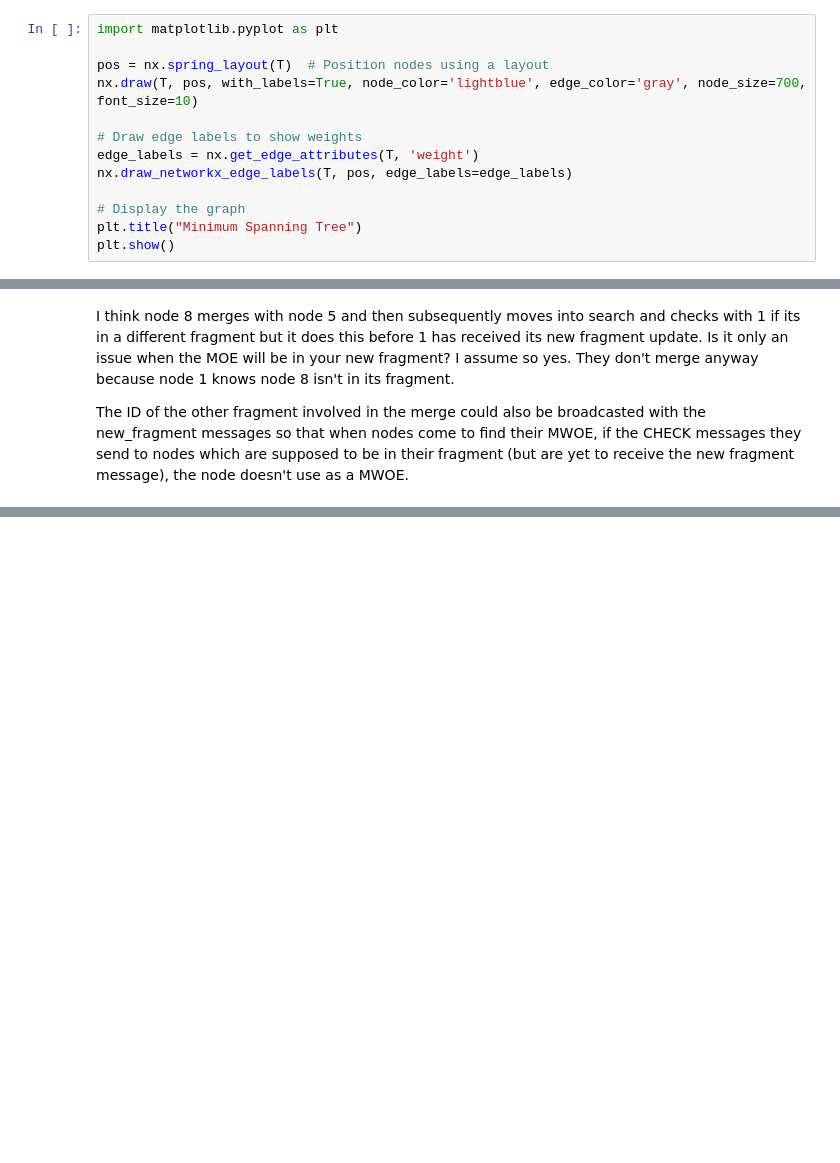
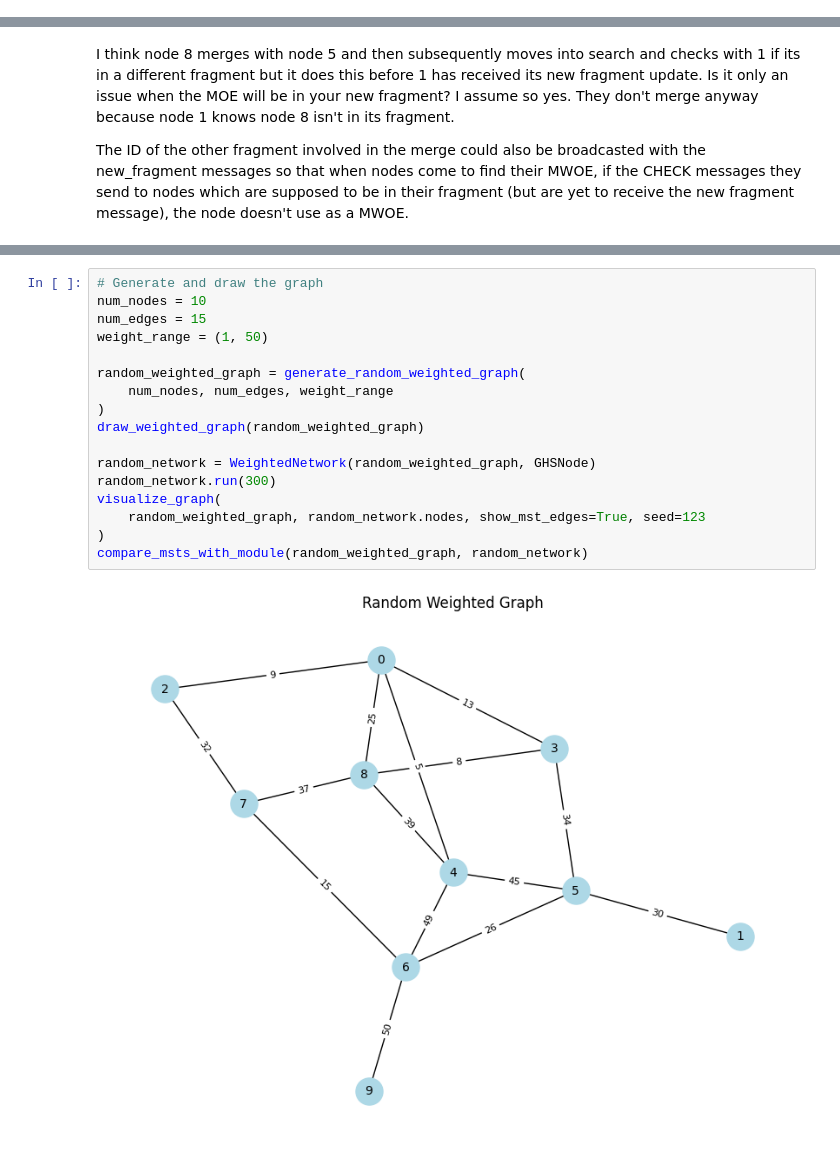
Before and after one commit to freddy-c/dn-simulation, a Jupyter notebook: ghs_simple.ipynb, the cells around one changed output, grey strips where cells are left out. Saved outputs shown, nothing was run; the diff lists cells and outputs as text; blank space fills up the shorter version.

Commit message:
Generate random graphs and check correctness of my implementation

```diff
--- a/ghs_simple.ipynb
+++ b/ghs_simple.ipynb
@@ -586,15 +622,2 @@ T = nx.minimum_spanning_tree(G)
-# %%
-import matplotlib.pyplot as plt
-
-pos = nx.spring_layout(T)  # Position nodes using a layout
-nx.draw(T, pos, with_labels=True, node_color='lightblue', edge_color='gray', node_size=700, font_size=10)
-
-# Draw edge labels to show weights
-edge_labels = nx.get_edge_attributes(T, 'weight')
-nx.draw_networkx_edge_labels(T, pos, edge_labels=edge_labels)
-
-# Display the graph
-plt.title("Minimum Spanning Tree")
-plt.show()
 # %%
 network = WeightedNetwork(G, GHSNode)
@@ -659,0 +830,19 @@ The ID of the other fragment involved in the merge could also be broadcasted wit
+# %%
+# Generate and draw the graph
+num_nodes = 10
+num_edges = 15
+weight_range = (1, 50)
+
+random_weighted_graph = generate_random_weighted_graph(
+    num_nodes, num_edges, weight_range
+)
+draw_weighted_graph(random_weighted_graph)
+
+random_network = WeightedNetwork(random_weighted_graph, GHSNode)
+random_network.run(300)
+visualize_graph(
+    random_weighted_graph, random_network.nodes, show_mst_edges=True, seed=123
+)
+compare_msts_with_module(random_weighted_graph, random_network)
+# %% [output]
+[figure, added]
```
Also changed, not shown: parts of 11 cells of this notebook, 3 other files.
